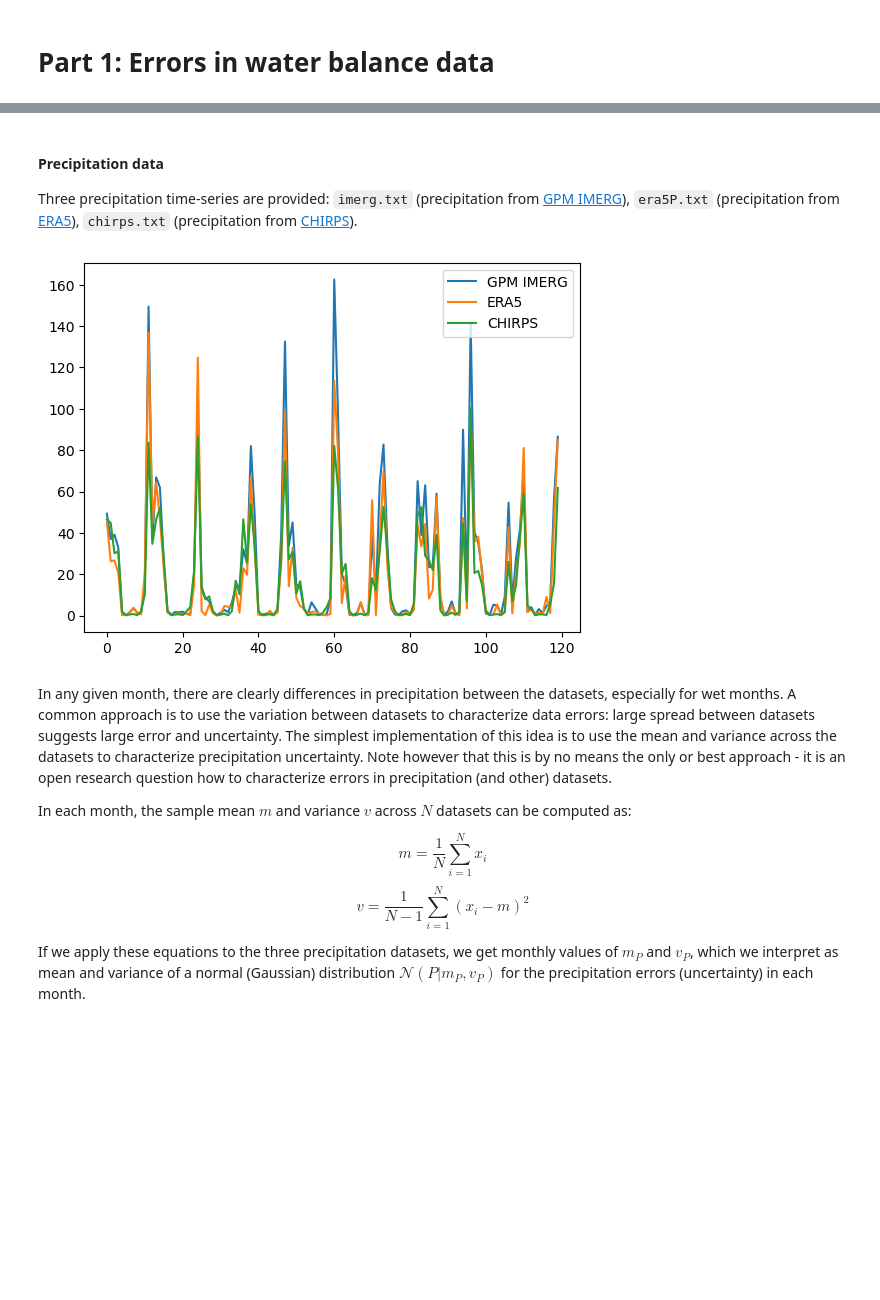
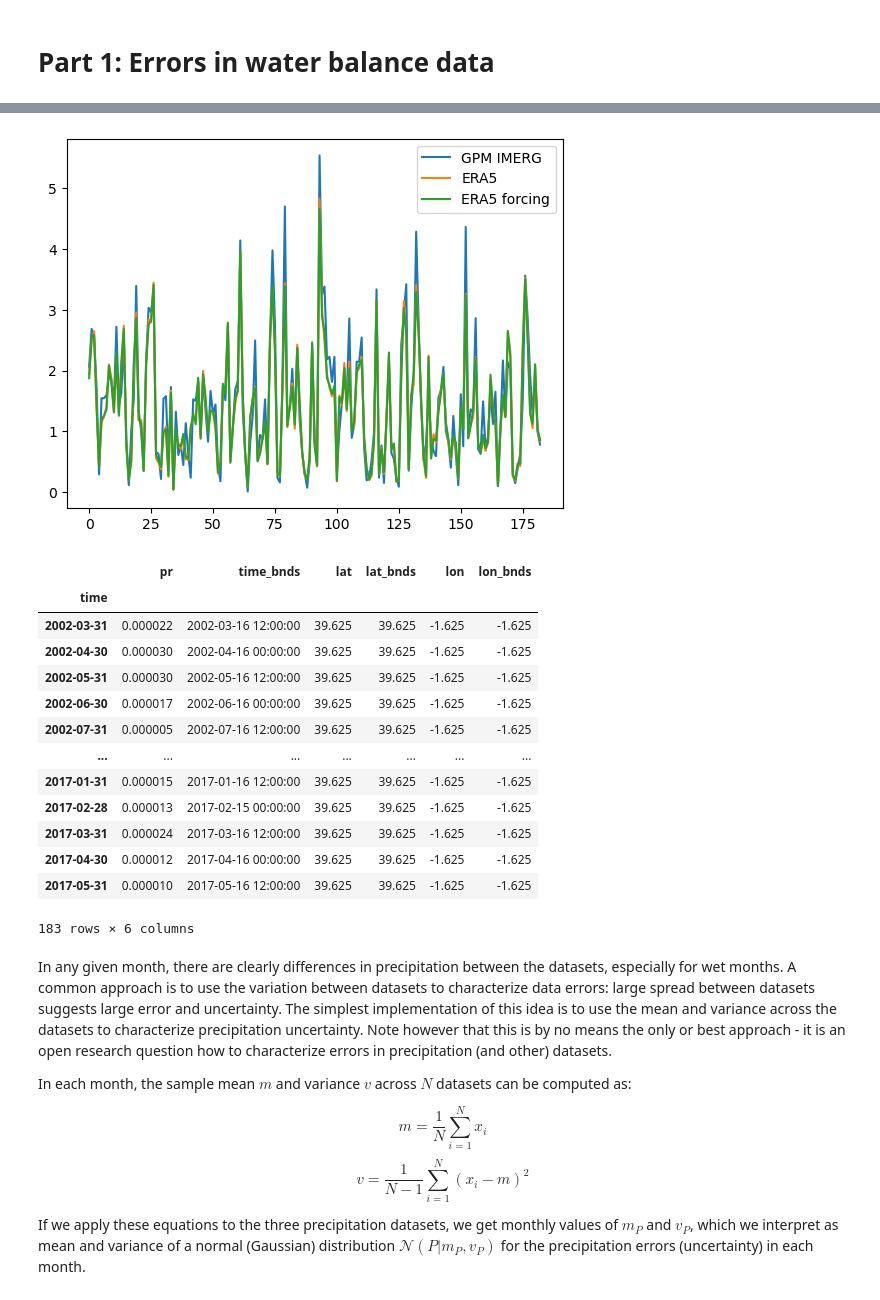
Before and after one commit to mmarrocolo/JUCARbasin, a Jupyter notebook: 2-ClosingWaterBalance1/closing_water_balance.ipynb, the cells around one changed output, grey strips where cells are left out. Drawn from its saved outputs; the diff is of its cells as text; code cells hidden in the pictures; blank space fills up the shorter version.

```diff
--- a/2-ClosingWaterBalance1/closing_water_balance.ipynb
+++ b/2-ClosingWaterBalance1/closing_water_balance.ipynb
@@ -36,20 +31,64 @@ We'll use water balance data for the semi-arid Mond river basin in Iran. The dat
-# %% [markdown]
-#### Precipitation data
-
-Three precipitation time-series are provided: `imerg.txt` (precipitation from [GPM IMERG](https://developers.google.com/earth-engine/datasets/catalog/NASA_GPM_L3_IMERG_MONTHLY_V06)), `era5P.txt` (precipitation from [ERA5](https://developers.google.com/earth-engine/datasets/catalog/ECMWF_ERA5_LAND_MONTHLY_AGGR)), `chirps.txt` (precipitation from [CHIRPS](https://developers.google.com/earth-engine/datasets/catalog/UCSB-CHG_CHIRPS_DAILY)).
-# %%
-# Read and plot the monthly precipitation data
-imerg  = np.genfromtxt('imerg.txt', dtype=float, autostrip=True)
-era5p  = np.genfromtxt('era5P.txt', dtype=float, autostrip=True)
-chirps  = np.genfromtxt('chirps.txt', dtype=float, autostrip=True)
-
-plt.plot(range(len(imerg)),imerg, label="GPM IMERG")
-plt.plot(range(len(era5p)),era5p, label="ERA5")
-plt.plot(range(len(chirps)),chirps, label="CHIRPS")
-plt.legend()
-plt.show()
-# %% [output]
-[figure, removed]
+# %%
+# Read and plot the monthly precipitation data
+# Read the CSV files with the correct encoding
+nasap  = pd.read_csv('Jucar_NASA_precipitation.csv', sep = ',', dtype=float, encoding='latin1')
+era5p  = pd.read_csv('Jucar_ERA5_total_precipitation_sum.csv', sep = ',', dtype=float, encoding='latin1')
+
+dfnasap = pd.DataFrame(nasap)
+# Convert 'system:index' to datetime format and extract year and month
+dfnasap.index = pd.to_datetime(dfnasap['system:index'], format='%Y%m%d%H%M%S').dt.to_period('M').astype(str)
+dfnasap = dfnasap[(dfnasap.index >= '2002-03') & (dfnasap.index <= '2017-05')]
+dfnasap = dfnasap.drop(columns=['system:index'])
+dfnasap['precipitation'] = dfnasap['precipitation']*24
+nasap = np.array(dfnasap['precipitation'])
+
+df_era5p = pd.DataFrame(era5p)
+df_era5p.index = pd.to_datetime(df_era5p['system:index'], format='%Y%m').dt.to_period('M').astype(str)
+df_era5p = df_era5p[(df_era5p.index >= '2002-03') & (df_era5p.index <= '2017-05')]
+df_era5p = df_era5p.drop(columns=['system:index'])
+df_era5p['precipitation'] = df_era5p['total_precipitation_sum']*1000/30
+era5p = np.array(df_era5p['precipitation'])
+
+import xarray as xr
+era5_forcing = xr.open_dataset('OBS6_ERA5_reanaly_1_day_pr_2000-2018_newbasin.nc')
+dfera5_forcing = era5_forcing.to_dataframe()
+# Reset the index to access the 'time' level
+dfera5_forcing = dfera5_forcing.reset_index(level=0)
+# Convert the 'time' column to datetime and then to a monthly period
+dfera5_forcing['time'] = pd.to_datetime(dfera5_forcing['time']).dt.to_period('M').astype(str)
+# Set the 'time' column back as the index
+dfera5_forcing.set_index('time', inplace=True)
+# Ensure the index is a DatetimeIndex before resampling
+dfera5_forcing.index = pd.to_datetime(dfera5_forcing.index)
+dfera5_forcing = dfera5_forcing.resample('M').mean()
+dfera5_forcing  = dfera5_forcing[(dfera5_forcing.index >= '2002-03') & (dfera5_forcing.index <= '2017-06')]
+era5_forcing = dfera5_forcing['pr']*86400
+era5_forcing = np.array(era5_forcing)
+
+plt.plot(range(len(nasap)),nasap, label="GPM IMERG")
+plt.plot(range(len(era5p)),era5p, label="ERA5")
+plt.plot(range(len(era5_forcing)),era5_forcing, label="ERA5 forcing")
+#plt.plot(range(len(era5p_forcing )),era5p_forcing , label="ERA5 forcing")
+plt.legend()
+plt.show()
+
+dfera5_forcing
+# %% [output]
+[figure, added]
+|  | pr | time_bnds | lat | lat_bnds | lon | lon_bnds |
+| time |  |  |  |  |  |  |
+| 2002-03-31 | 0.000022 | 2002-03-16 12:00:00 | 39.625 | 39.625 | -1.625 | -1.625 |
+| 2002-04-30 | 0.000030 | 2002-04-16 00:00:00 | 39.625 | 39.625 | -1.625 | -1.625 |
+| 2002-05-31 | 0.000030 | 2002-05-16 12:00:00 | 39.625 | 39.625 | -1.625 | -1.625 |
+| 2002-06-30 | 0.000017 | 2002-06-16 00:00:00 | 39.625 | 39.625 | -1.625 | -1.625 |
+| 2002-07-31 | 0.000005 | 2002-07-16 12:00:00 | 39.625 | 39.625 | -1.625 | -1.625 |
+| ... | ... | ... | ... | ... | ... | ... |
+| 2017-01-31 | 0.000015 | 2017-01-16 12:00:00 | 39.625 | 39.625 | -1.625 | -1.625 |
+| 2017-02-28 | 0.000013 | 2017-02-15 00:00:00 | 39.625 | 39.625 | -1.625 | -1.625 |
+| 2017-03-31 | 0.000024 | 2017-03-16 12:00:00 | 39.625 | 39.625 | -1.625 | -1.625 |
+| 2017-04-30 | 0.000012 | 2017-04-16 00:00:00 | 39.625 | 39.625 | -1.625 | -1.625 |
+| 2017-05-31 | 0.000010 | 2017-05-16 12:00:00 | 39.625 | 39.625 | -1.625 | -1.625 |
+183 rows × 6 columns
 # %% [markdown]
 In any given month, there are clearly differences in precipitation between the datasets, especially for wet months. A common approach is to use the variation between datasets to characterize data errors: large spread between datasets suggests large error and uncertainty. The simplest implementation of this idea is to use the mean and variance across the datasets to characterize precipitation uncertainty. Note however that this is by no means the only or best approach - it is an open research question how to characterize errors in precipitation (and other) datasets.
 
```
Also changed, not shown: parts of 23 cells of this notebook.
